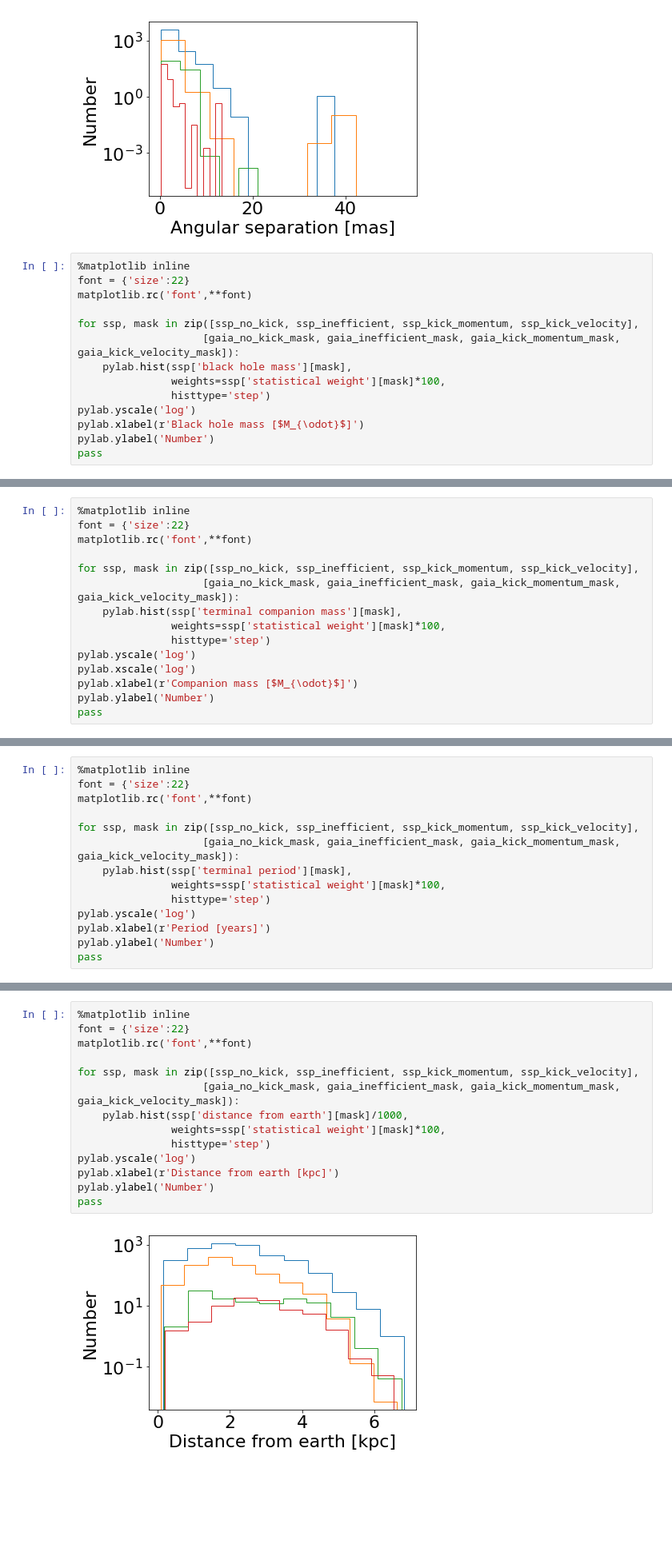
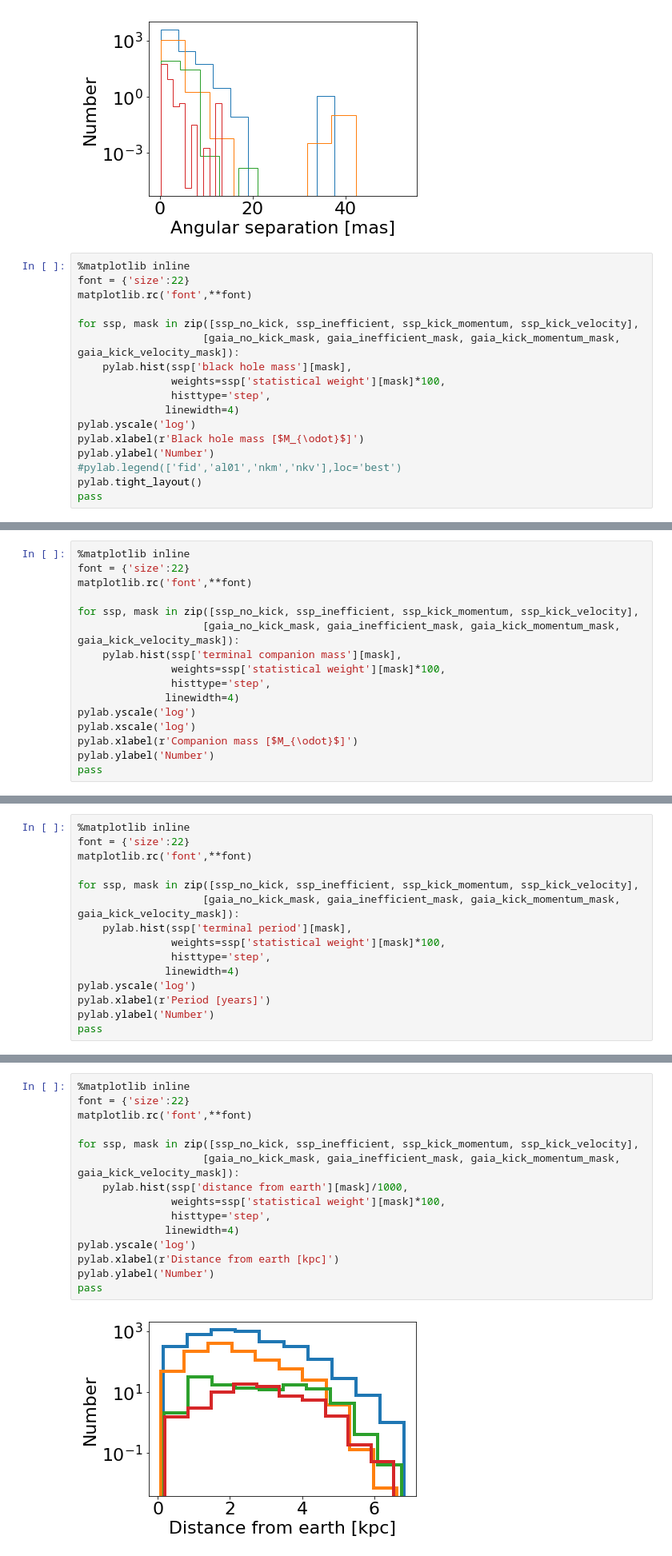
Before and after one commit to bolverk/gaia_black_hole_binaries, a Jupyter notebook: stellar_binary_monte_carlo.ipynb, the cells around one changed output, grey strips where cells are left out. Shown at 80% size. Drawn from its saved outputs; the diff is of its cells as text; blank space fills up the shorter version.

```diff
--- a/stellar_binary_monte_carlo.ipynb
+++ b/stellar_binary_monte_carlo.ipynb
@@ -826,9 +826,12 @@ for ssp, mask in zip([ssp_no_kick, ssp_inefficient, ssp_kick_momentum, ssp_kick_
                     [gaia_no_kick_mask, gaia_inefficient_mask, gaia_kick_momentum_mask, gaia_kick_velocity_mask]):
     pylab.hist(ssp['black hole mass'][mask],
                weights=ssp['statistical weight'][mask]*100,
-               histtype='step')
+               histtype='step',
+              linewidth=4)
 pylab.yscale('log')
 pylab.xlabel(r'Black hole mass [$M_{\odot}$]')
 pylab.ylabel('Number')
+#pylab.legend(['fid','al01','nkm','nkv'],loc='best')
+pylab.tight_layout()
 pass
 # %% [output]
@@ -842,7 +845,8 @@ for ssp, mask in zip([ssp_no_kick, ssp_inefficient, ssp_kick_momentum, ssp_kick_
                     [gaia_no_kick_mask, gaia_inefficient_mask, gaia_kick_momentum_mask, gaia_kick_velocity_mask]):
     pylab.hist(ssp['terminal companion mass'][mask],
                weights=ssp['statistical weight'][mask]*100,
-               histtype='step')
+               histtype='step',
+              linewidth=4)
 pylab.yscale('log')
 pylab.xscale('log')
 pylab.xlabel(r'Companion mass [$M_{\odot}$]')
@@ -859,7 +863,8 @@ for ssp, mask in zip([ssp_no_kick, ssp_inefficient, ssp_kick_momentum, ssp_kick_
                     [gaia_no_kick_mask, gaia_inefficient_mask, gaia_kick_momentum_mask, gaia_kick_velocity_mask]):
     pylab.hist(ssp['terminal period'][mask],
                weights=ssp['statistical weight'][mask]*100,
-               histtype='step')
+               histtype='step',
+              linewidth=4)
 pylab.yscale('log')
 pylab.xlabel(r'Period [years]')
 pylab.ylabel('Number')
@@ -869,19 +874,20 @@ pass
 # %%
 %matplotlib inline
 font = {'size':22}
 matplotlib.rc('font',**font)
 
 for ssp, mask in zip([ssp_no_kick, ssp_inefficient, ssp_kick_momentum, ssp_kick_velocity],
                     [gaia_no_kick_mask, gaia_inefficient_mask, gaia_kick_momentum_mask, gaia_kick_velocity_mask]):
     pylab.hist(ssp['distance from earth'][mask]/1000,
                weights=ssp['statistical weight'][mask]*100,
-               histtype='step')
+               histtype='step',
+              linewidth=4)
 pylab.yscale('log')
 pylab.xlabel(r'Distance from earth [kpc]')
 pylab.ylabel('Number')
 pass
 # %% [output]
-[figure, old version]
+[figure, new version]
 # %% [markdown]
 # Machine Learning Playground
 # %%
```
Also changed, not shown: parts of 3 cells of this notebook.
